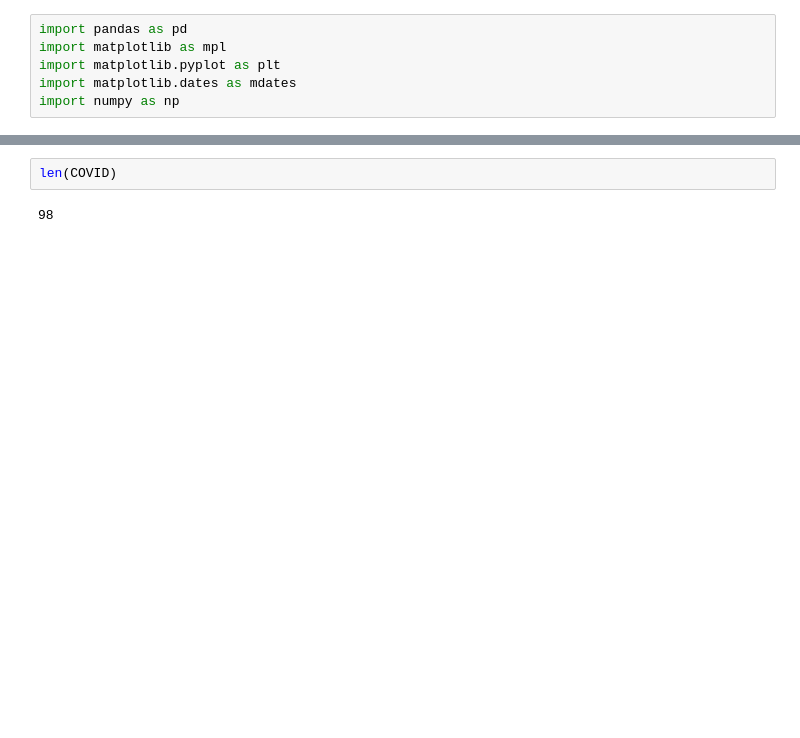
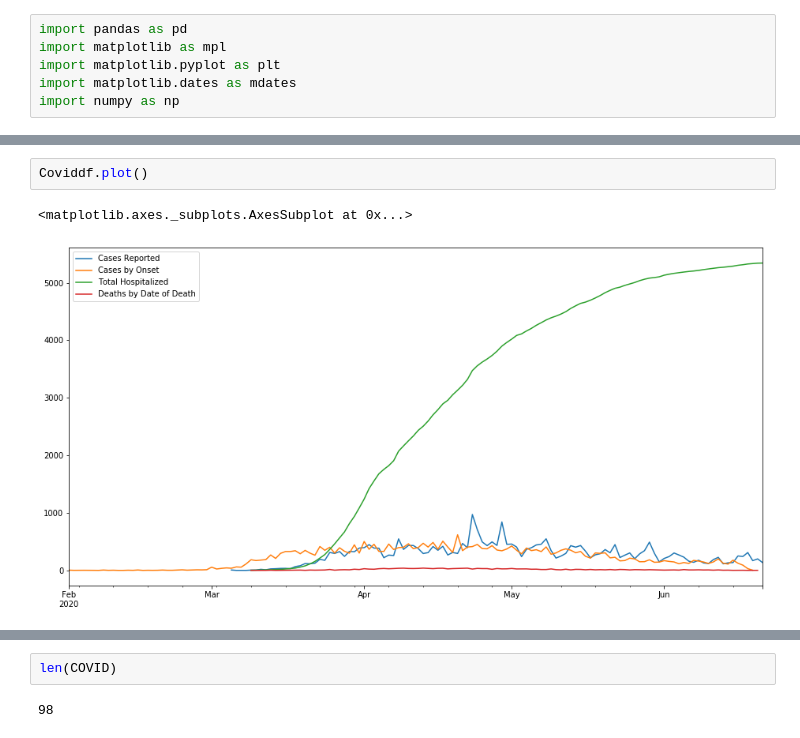
Before and after one commit to mrsoltys/COVID-Vis, a Jupyter notebook: Untitled.ipynb, the cells around one changed output, grey strips where cells are left out. Cells and saved outputs as stored; diff of their text form; blank space fills up the shorter version.

```diff
--- a/Untitled.ipynb
+++ b/Untitled.ipynb
@@ -90,0 +73,5 @@ plt.colorbar(sm,ax=axs[1],orientation='vertical',label='$\Delta$ new cases')
+# %%
+Coviddf.plot()
+# %% [output]
+<matplotlib.axes._subplots.AxesSubplot at 0x...>
+[figure, added]
```
Also changed, not shown: parts of 5 cells of this notebook.
